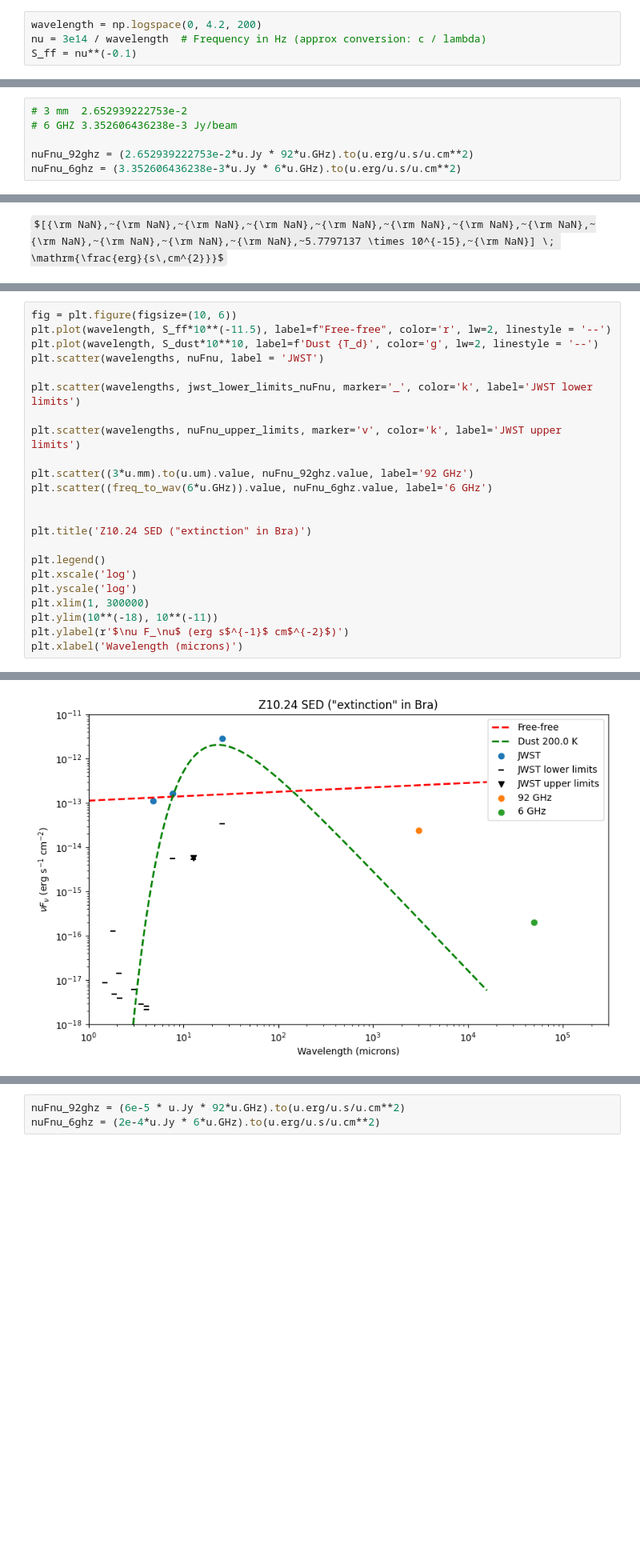
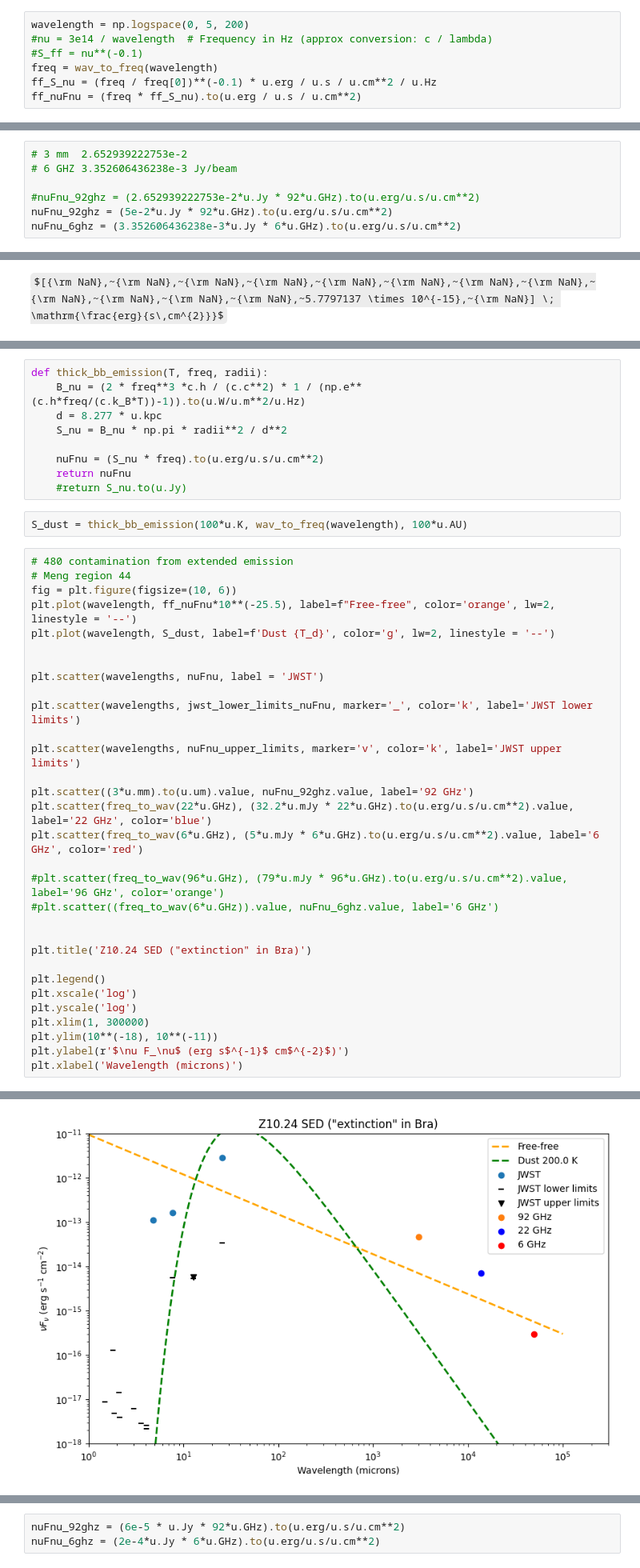
Before and after one commit to nbudaiev/jwst_sgrb2, a Jupyter notebook: sgrb2_jwst/SED_builder_catalog.ipynb, the cells around one changed output, grey strips where cells are left out. Shown: that part at 80% size. Drawn from its saved outputs; the diff is of its cells as text; some formulas as TeX source; blank space fills up the shorter version.

```diff
--- a/sgrb2_jwst/SED_builder_catalog.ipynb
+++ b/sgrb2_jwst/SED_builder_catalog.ipynb
@@ -240,6 +245,9 @@ No match in F1280W catalog for source 52160
 # %%
 jwst_lower_limits_nuFnu = (jwst_lower_limits_jy * u.Jy * wav_to_freq(wavelengths)).to(u.erg/u.s/u.cm**2)
 # %%
-wavelength = np.logspace(0, 4.2, 200)
-nu = 3e14 / wavelength  # Frequency in Hz (approx conversion: c / lambda)
-S_ff = nu**(-0.1)
+wavelength = np.logspace(0, 5, 200)
+#nu = 3e14 / wavelength  # Frequency in Hz (approx conversion: c / lambda)
+#S_ff = nu**(-0.1)
+freq = wav_to_freq(wavelength)
+ff_S_nu = (freq / freq[0])**(-0.1) * u.erg / u.s / u.cm**2 / u.Hz
+ff_nuFnu = (freq * ff_S_nu).to(u.erg / u.s / u.cm**2)
@@ -254,7 +266,8 @@ S_dust = B_lambda * (wavelength)**beta
 # 3 mm 	2.652939222753e-2
 # 6 GHZ 3.352606436238e-3 Jy/beam
 
-nuFnu_92ghz = (2.652939222753e-2*u.Jy * 92*u.GHz).to(u.erg/u.s/u.cm**2)
+#nuFnu_92ghz = (2.652939222753e-2*u.Jy * 92*u.GHz).to(u.erg/u.s/u.cm**2)
+nuFnu_92ghz = (5e-2*u.Jy * 92*u.GHz).to(u.erg/u.s/u.cm**2)
 nuFnu_6ghz = (3.352606436238e-3*u.Jy * 6*u.GHz).to(u.erg/u.s/u.cm**2)
 # %%
 nuFnu_upper_limits
@@ -263,26 +280,45 @@ $[{\rm NaN},~{\rm NaN},~{\rm NaN},~{\rm NaN},~{\rm NaN},~{\rm NaN},~{\rm NaN},~{
+# %%
+def thick_bb_emission(T, freq, radii):
+    B_nu = (2 * freq**3 *c.h / (c.c**2) * 1 / (np.e**(c.h*freq/(c.k_B*T))-1)).to(u.W/u.m**2/u.Hz)
+    d = 8.277 * u.kpc
+    S_nu = B_nu * np.pi * radii**2 / d**2
+
+    nuFnu = (S_nu * freq).to(u.erg/u.s/u.cm**2)
+    return nuFnu
+    #return S_nu.to(u.Jy)
+# %%
+S_dust = thick_bb_emission(100*u.K, wav_to_freq(wavelength), 100*u.AU)
 # %%
+# 480 contamination from extended emission
+# Meng region 44
 fig = plt.figure(figsize=(10, 6))
-plt.plot(wavelength, S_ff*10**(-11.5), label=f"Free-free", color='r', lw=2, linestyle = '--')
-plt.plot(wavelength, S_dust*10**10, label=f'Dust {T_d}', color='g', lw=2, linestyle = '--')
+plt.plot(wavelength, ff_nuFnu*10**(-25.5), label=f"Free-free", color='orange', lw=2, linestyle = '--')
+plt.plot(wavelength, S_dust, label=f'Dust {T_d}', color='g', lw=2, linestyle = '--')
+
+
 plt.scatter(wavelengths, nuFnu, label = 'JWST')
 
 plt.scatter(wavelengths, jwst_lower_limits_nuFnu, marker='_', color='k', label='JWST lower limits')
 
 plt.scatter(wavelengths, nuFnu_upper_limits, marker='v', color='k', label='JWST upper limits')
 
 plt.scatter((3*u.mm).to(u.um).value, nuFnu_92ghz.value, label='92 GHz')
-plt.scatter((freq_to_wav(6*u.GHz)).value, nuFnu_6ghz.value, label='6 GHz')
+plt.scatter(freq_to_wav(22*u.GHz), (32.2*u.mJy * 22*u.GHz).to(u.erg/u.s/u.cm**2).value, label='22 GHz', color='blue')
+plt.scatter(freq_to_wav(6*u.GHz), (5*u.mJy * 6*u.GHz).to(u.erg/u.s/u.cm**2).value, label='6 GHz', color='red')
+
+#plt.scatter(freq_to_wav(96*u.GHz), (79*u.mJy * 96*u.GHz).to(u.erg/u.s/u.cm**2).value, label='96 GHz', color='orange')
+#plt.scatter((freq_to_wav(6*u.GHz)).value, nuFnu_6ghz.value, label='6 GHz')
 
 
 plt.title('Z10.24 SED ("extinction" in Bra)')
 
 plt.legend()
 plt.xscale('log')
 plt.yscale('log')
 plt.xlim(1, 300000)
 plt.ylim(10**(-18), 10**(-11))
 plt.ylabel(r'$\nu F_\nu$ (erg s$^{-1}$ cm$^{-2}$)')
 plt.xlabel('Wavelength (microns)')
 # %% [output]
 Text(0.5, 0, 'Wavelength (microns)')
-[figure, old version]
+[figure, new version]
```
Also changed, not shown: parts of 28 cells of this notebook.
